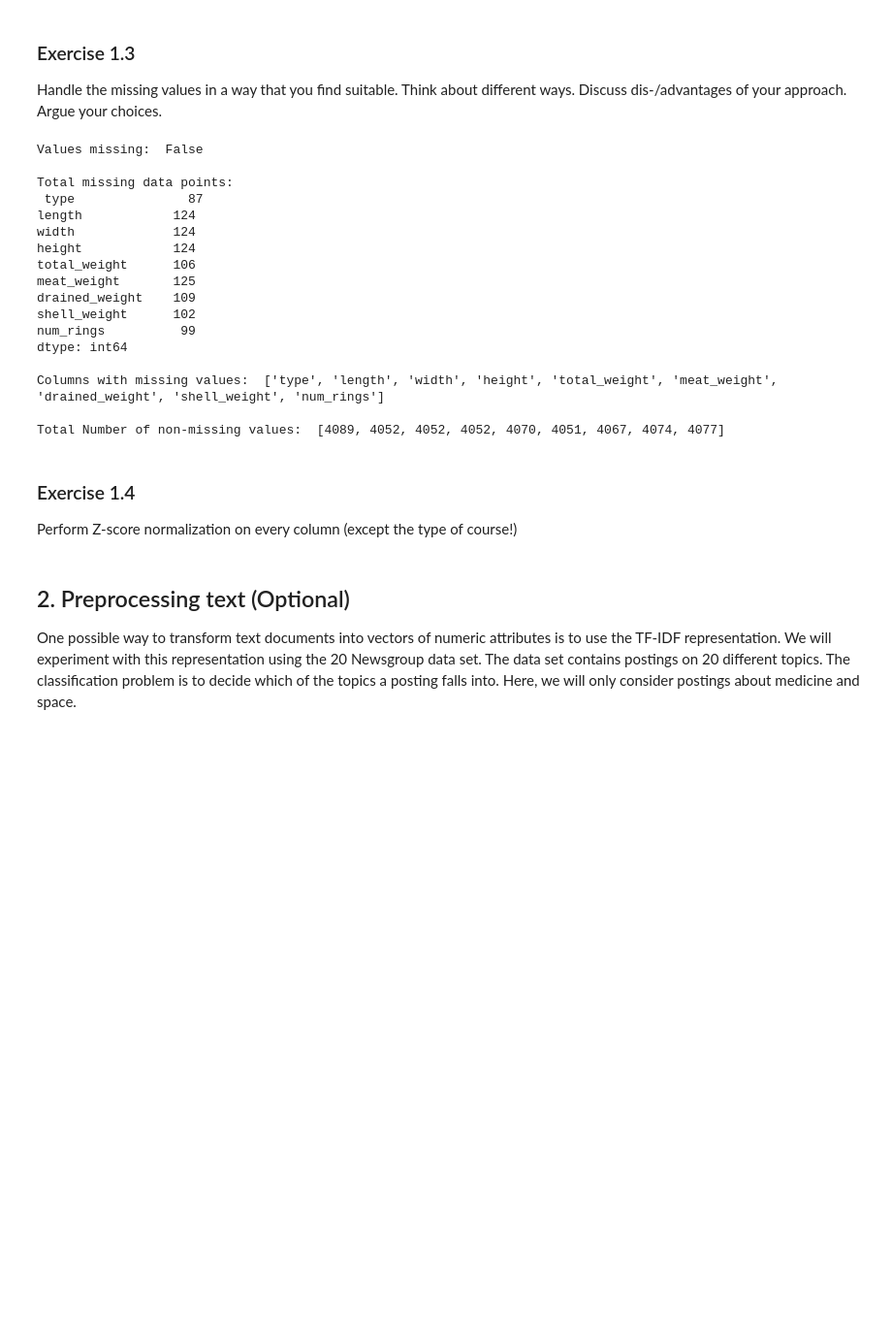
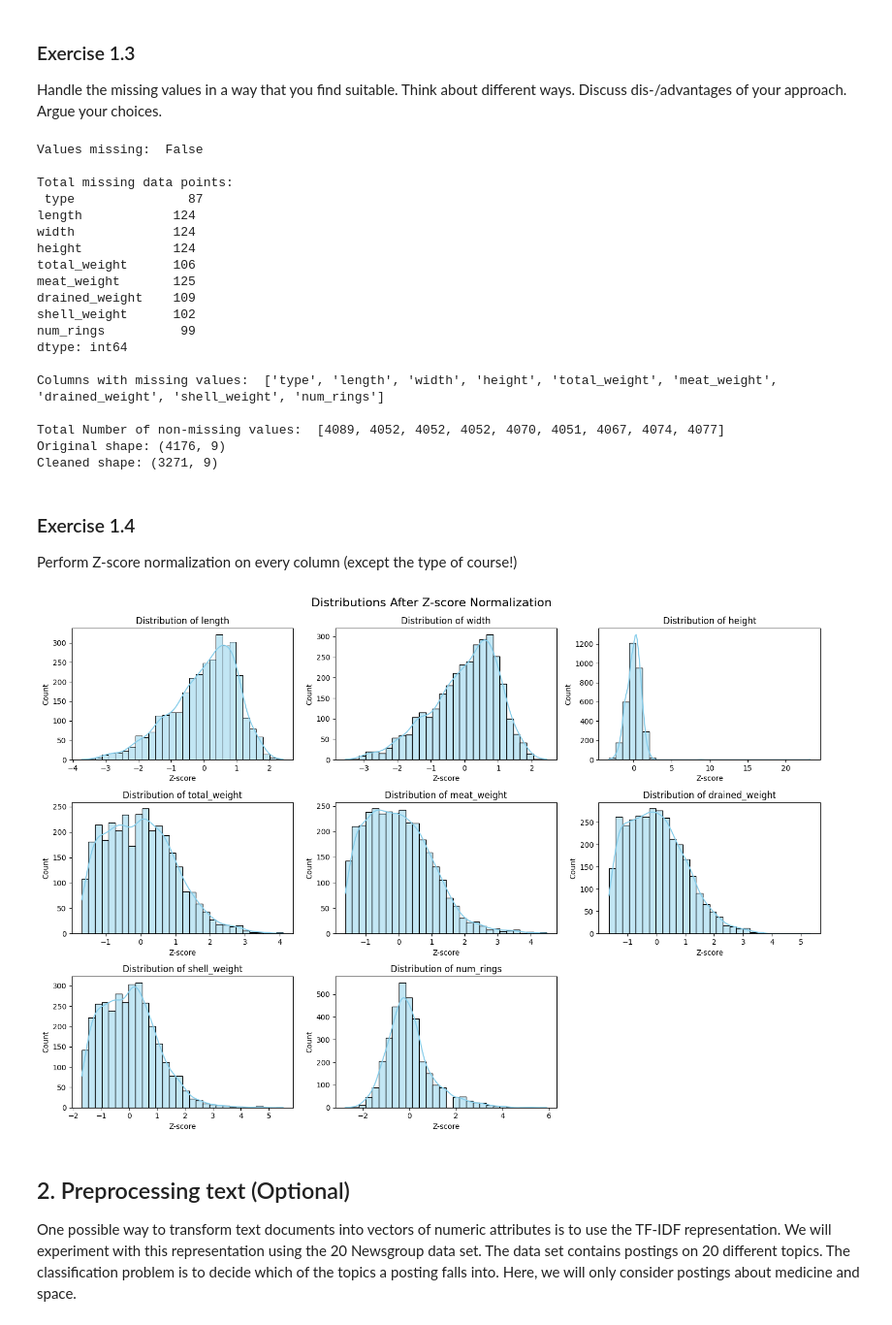
Before and after one commit to mohiuddinshahrukh/ML_LAB_2, a Jupyter notebook: Problem_Analysis_and_Data_Preprocessing.ipynb, the cells around one changed output. Shown: that part at 97% size. Drawn from its saved outputs; the diff is of its cells as text; code cells hidden in the pictures; blank space fills up the shorter version.

```diff
--- a/Problem_Analysis_and_Data_Preprocessing.ipynb
+++ b/Problem_Analysis_and_Data_Preprocessing.ipynb
@@ -107,7 +112,13 @@ print("\nTotal Number of non-missing values: ", list(how_many_non_missing_values
 
 # Since there is missing value in every table, we can't drop the columns.
 # We can try dropping the rows.
+df_cleaned = df[~(df == -1).any(axis=1)]
+
+print(f"Original shape: {df.shape}")
+print(f"Cleaned shape: {df_cleaned.shape}")
 ##################
+# Advantage: No more missing values,
+# Disadvantage: Loss of useful information.
 # %% [output]
 Values missing:  False
 
@@ -126,6 +137,8 @@ dtype: int64
 Columns with missing values:  ['type', 'length', 'width', 'height', 'total_weight', 'meat_weight', 'drained_weight', 'shell_weight', 'num_rings']
 
 Total Number of non-missing values:  [4089, 4052, 4052, 4052, 4070, 4051, 4067, 4074, 4077]
+Original shape: (4176, 9)
+Cleaned shape: (3271, 9)
 # %% [markdown]
 ### Exercise 1.4
 
@@ -137,3 +146,35 @@ Perform Z-score normalization on every column (except the type of course!)
+# %%
+##################
+#INSERT CODE HERE#
+df_cleaned_dropped_type = df_cleaned.drop('type',axis=1)
+for column_name in df_cleaned_dropped_type:
+  colMean = df_cleaned_dropped_type[column_name].mean()
+  # print('\nColumn Mean: ', colMean)
+  colStd = df_cleaned_dropped_type[column_name].std()
+  # print('\nColumn Standard Deviation: ', colStd)
+  zScore=(df_cleaned_dropped_type[column_name]-colMean)/colStd
+  # print('\nZ-Score: ', zScore)
+
+  df_cleaned_dropped_type[column_name] = zScore
+
+
+
+##################
+# %%
+# Visualization of the data:
+# Plot histograms with KDE (Kernel Density Estimate)
+plt.figure(figsize=(15, 10))
+for i, column in enumerate(df_cleaned_dropped_type.columns):
+    plt.subplot(3, 3, i + 1)  # Adjust based on number of columns
+    sns.histplot(df_cleaned_dropped_type[column], kde=True, bins=30, color='skyblue')
+    plt.title(f"Distribution of {column}")
+    plt.xlabel("Z-score")
+    plt.tight_layout()
+
+plt.suptitle("Distributions After Z-score Normalization", fontsize=16, y=1.02)
+plt.show()
+# %% [output]
+[figure, added]
 # %% [markdown]
 ## 2. Preprocessing text (Optional)
 
```
Also changed, not shown: parts of 5 cells of this notebook.
